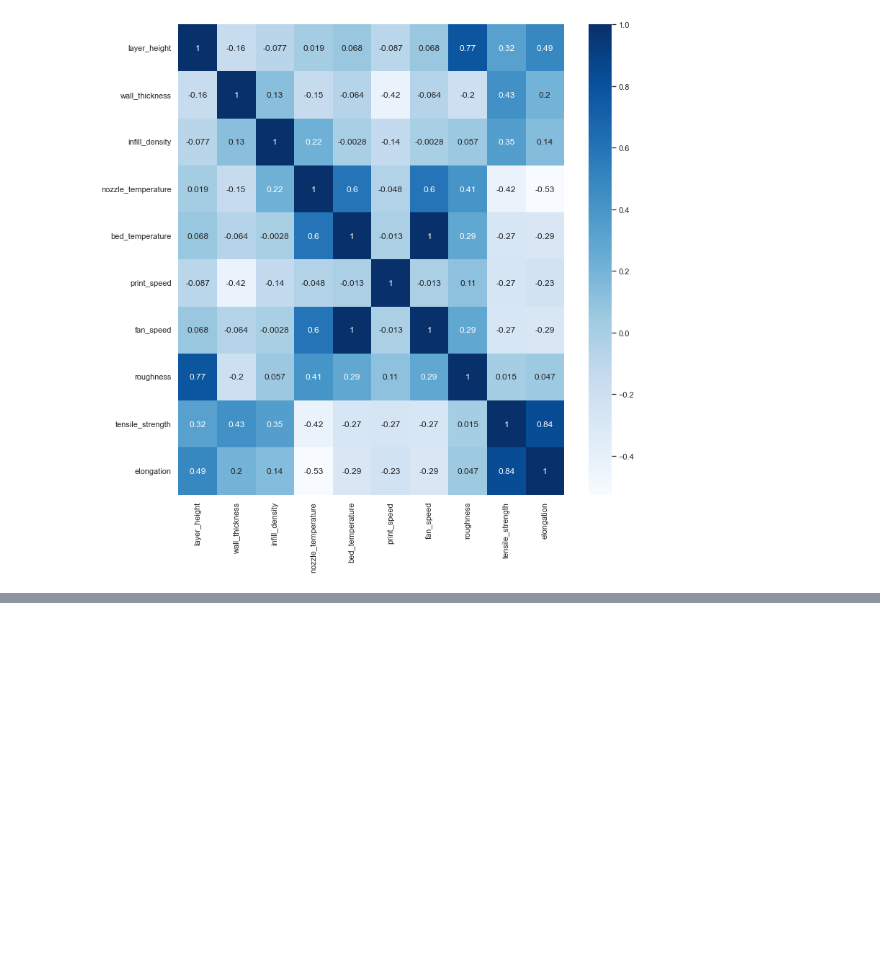
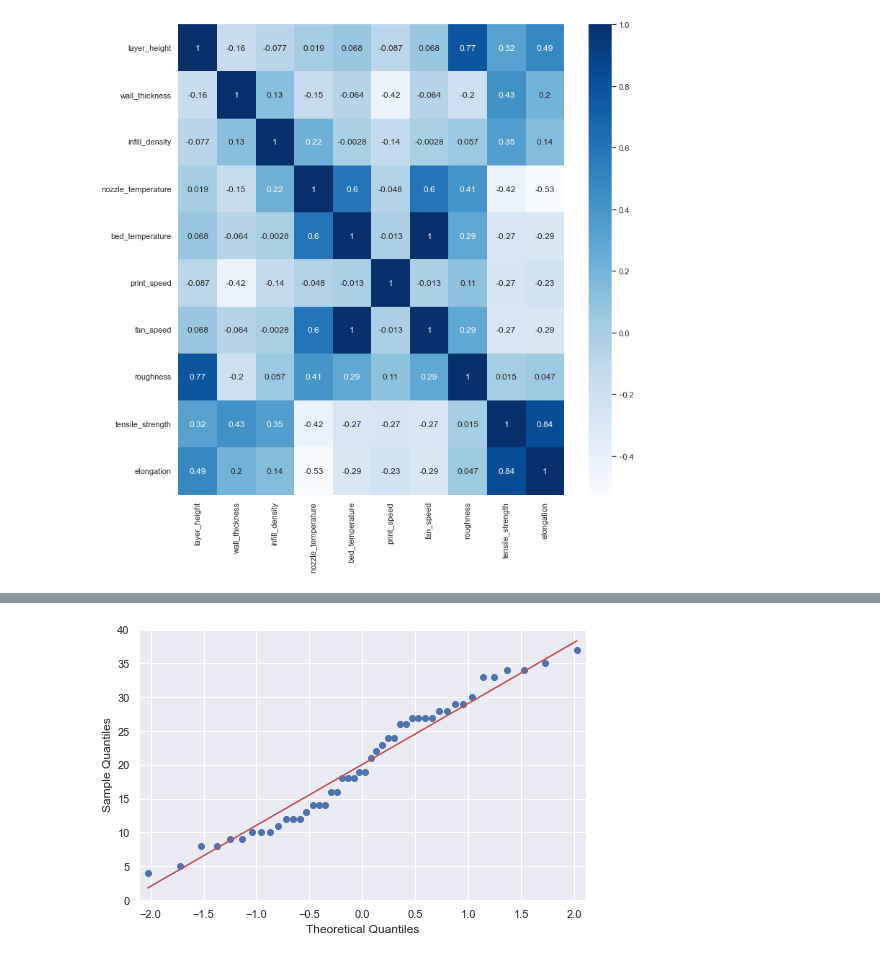
Before and after one commit to SuvroBaner/polymerize.io, a Jupyter notebook: polymerize_notebook.ipynb, the cells around one changed output, grey strips where cells are left out. Cells and saved outputs as stored; diff of their text form; code cells hidden in the pictures; blank space fills up the shorter version.

```diff
--- a/polymerize_notebook.ipynb
+++ b/polymerize_notebook.ipynb
@@ -246,0 +271,4 @@ A good start is to look at some descriptive statistics -
+# %%
+qqPlot('tensile_strength', df)
+# %% [output]
+[figure, added]
```
Also changed, not shown: parts of 22 cells of this notebook, 1 other file.
